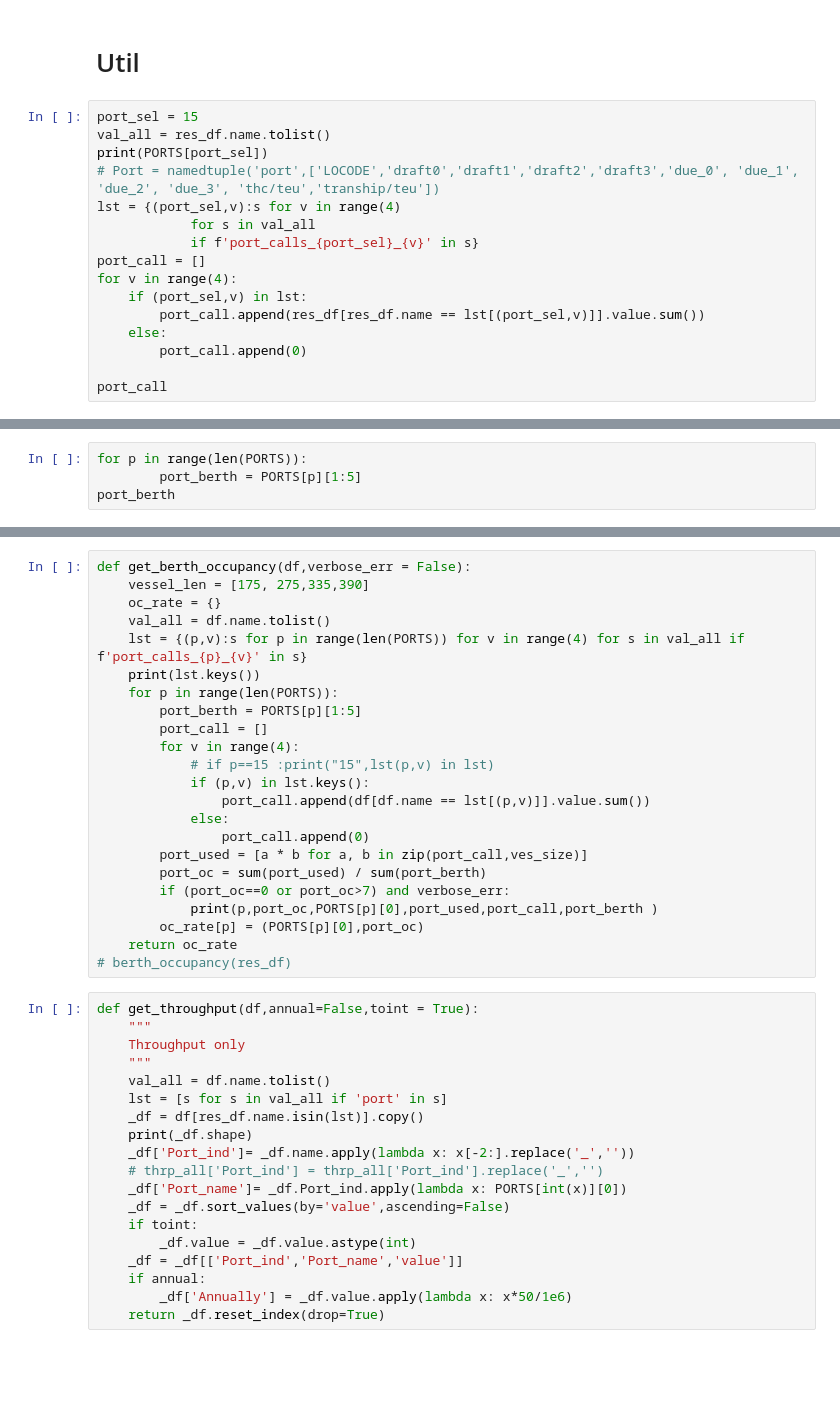
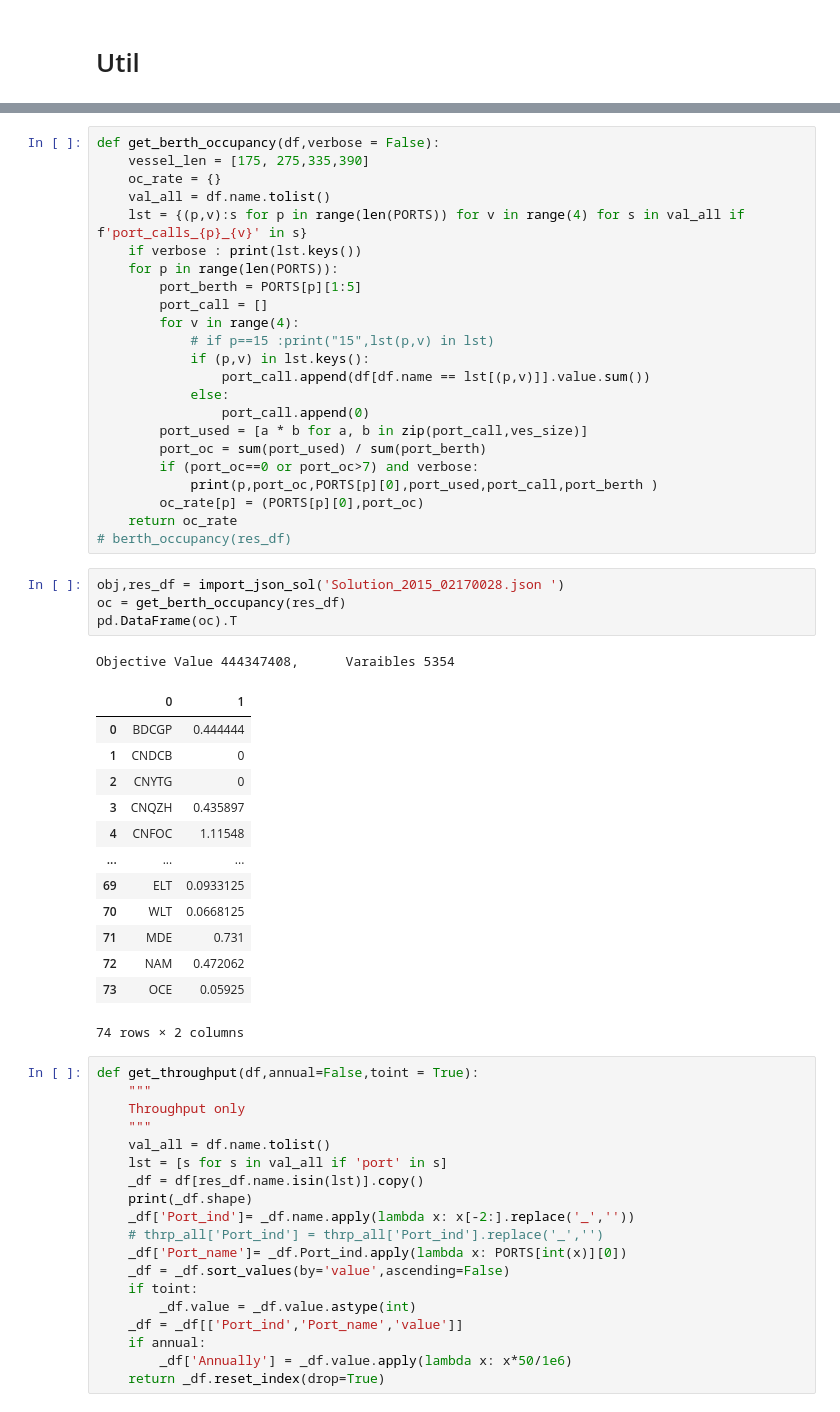
Before and after one commit to kevinkiki/MEMCCNF, a Jupyter notebook: sol_reader.ipynb, the cells around one changed output, grey strips where cells are left out. Saved outputs shown, nothing was run; the diff lists cells and outputs as text; blank space fills up the shorter version.

```diff
--- a/sol_reader.ipynb
+++ b/sol_reader.ipynb
@@ -137,18 +76,2 @@ res_df[res_df.name.isin(lst.values())]
 # %% [markdown]
 # Util
-# %%
-port_sel = 15
-val_all = res_df.name.tolist()
-print(PORTS[port_sel])
-# Port = namedtuple('port',['LOCODE','draft0','draft1','draft2','draft3','due_0', 'due_1', 'due_2', 'due_3', 'thc/teu','tranship/teu'])
-lst = {(port_sel,v):s for v in range(4)
-            for s in val_all
-            if f'port_calls_{port_sel}_{v}' in s}
-port_call = []
-for v in range(4):
-    if (port_sel,v) in lst:
-        port_call.append(res_df[res_df.name == lst[(port_sel,v)]].value.sum())
-    else:
-        port_call.append(0)
-
-port_call
@@ -158,4 +77,0 @@ port_call
-# %%
-for p in range(len(PORTS)):
-        port_berth = PORTS[p][1:5]
-port_berth
@@ -164,10 +89,10 @@ port_berth
 # %%
-def get_berth_occupancy(df,verbose_err = False):
+def get_berth_occupancy(df,verbose = False):
     vessel_len = [175, 275,335,390]
     oc_rate = {}
     val_all = df.name.tolist()
     lst = {(p,v):s for p in range(len(PORTS)) for v in range(4) for s in val_all if f'port_calls_{p}_{v}' in s}
-    print(lst.keys())
+    if verbose : print(lst.keys())
     for p in range(len(PORTS)):
         port_berth = PORTS[p][1:5]
         port_call = []
@@ -179,11 +104,30 @@ def get_berth_occupancy(df,verbose_err = False):
                 port_call.append(0)
         port_used = [a * b for a, b in zip(port_call,ves_size)]
         port_oc = sum(port_used) / sum(port_berth)
-        if (port_oc==0 or port_oc>7) and verbose_err:
+        if (port_oc==0 or port_oc>7) and verbose:
             print(p,port_oc,PORTS[p][0],port_used,port_call,port_berth )
         oc_rate[p] = (PORTS[p][0],port_oc)
     return oc_rate
 # berth_occupancy(res_df)
+# %%
+obj,res_df = import_json_sol('Solution_2015_02170028.json ')
+oc = get_berth_occupancy(res_df)
+pd.DataFrame(oc).T
+# %% [output]
+Objective Value 444347408,      Varaibles 5354
+|  | 0 | 1 |
+| 0 | BDCGP | 0.444444 |
+| 1 | CNDCB | 0 |
+| 2 | CNYTG | 0 |
+| 3 | CNQZH | 0.435897 |
+| 4 | CNFOC | 1.11548 |
+| ... | ... | ... |
+| 69 | ELT | 0.0933125 |
+| 70 | WLT | 0.0668125 |
+| 71 | MDE | 0.731 |
+| 72 | NAM | 0.472062 |
+| 73 | OCE | 0.05925 |
+74 rows × 2 columns
 # %%
 def get_throughput(df,annual=False,toint = True):
     """
```
Also changed, not shown: parts of 24 cells of this notebook, 21 other files.
